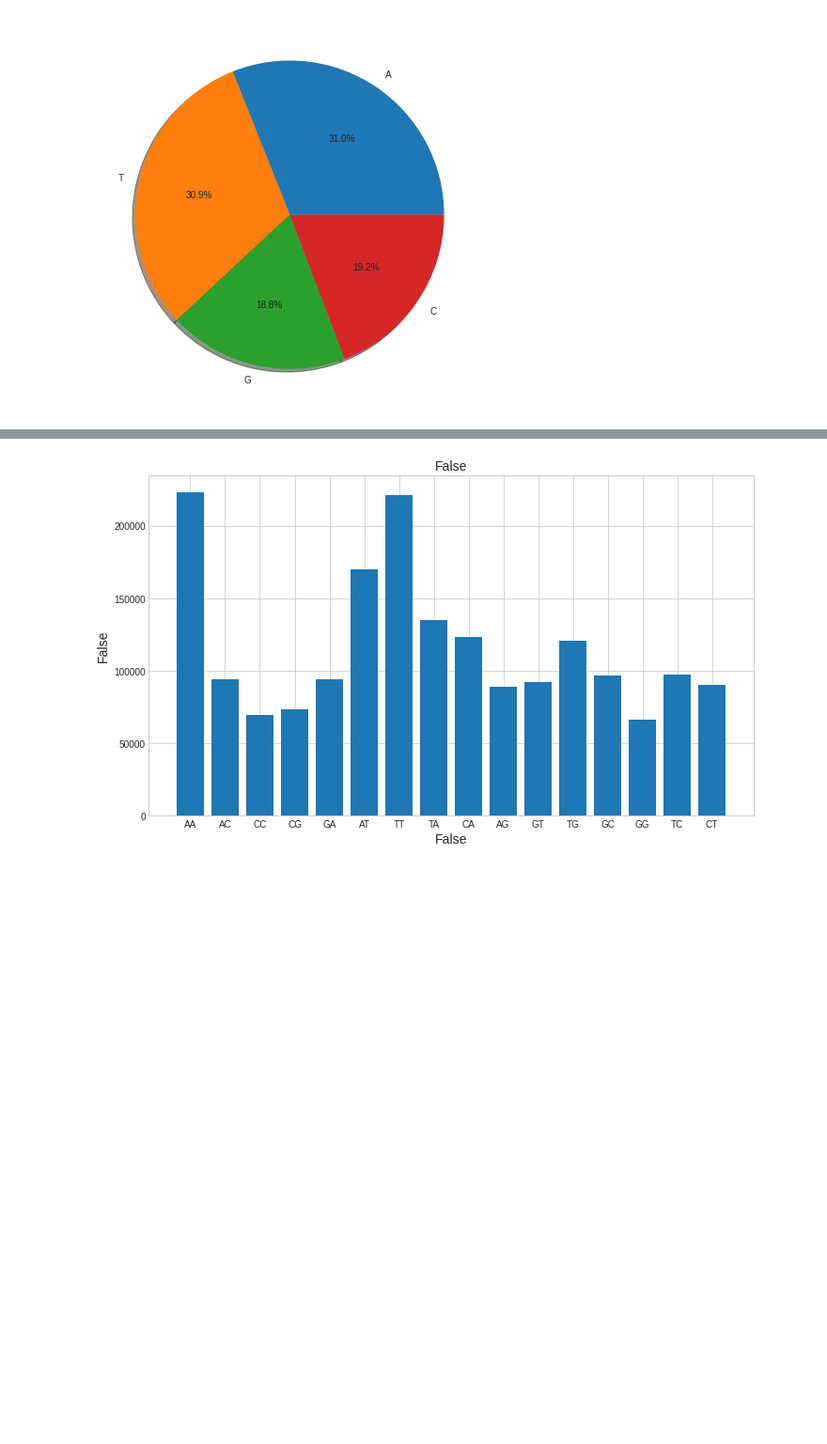
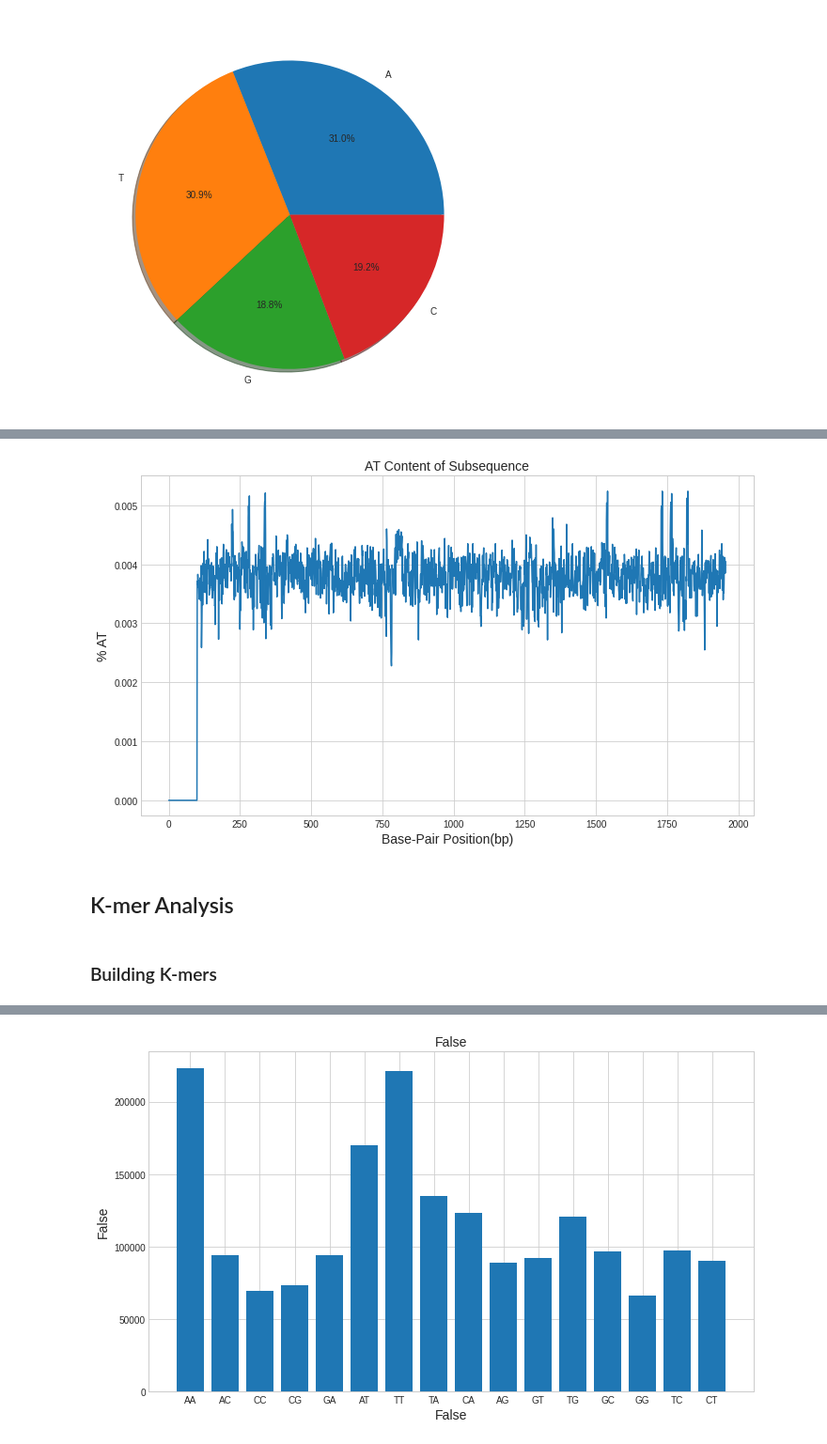
Before and after one commit to hossainlab/SeqStats, a Jupyter notebook: SeqStats Tutorial.ipynb, the cells around one changed output, grey strips where cells are left out. Shown: that part at 94% size. Cells and saved outputs as stored; diff of their text form; code cells hidden in the pictures; blank space fills up the shorter version.

```diff
--- a/SeqStats Tutorial.ipynb
+++ b/SeqStats Tutorial.ipynb
@@ -196,0 +174,9 @@ ss.plotFrequency(seq, kind='pie')
+# %%
+# sling plot of AT
+ss.plotSubSeqAT(seq, window=9000)
+# %% [output]
+[figure, added]
+# %% [markdown]
+## K-mer Analysis
+# %% [markdown]
+### Building K-mers
```
Also changed, not shown: parts of 41 cells of this notebook, 15 other files.
